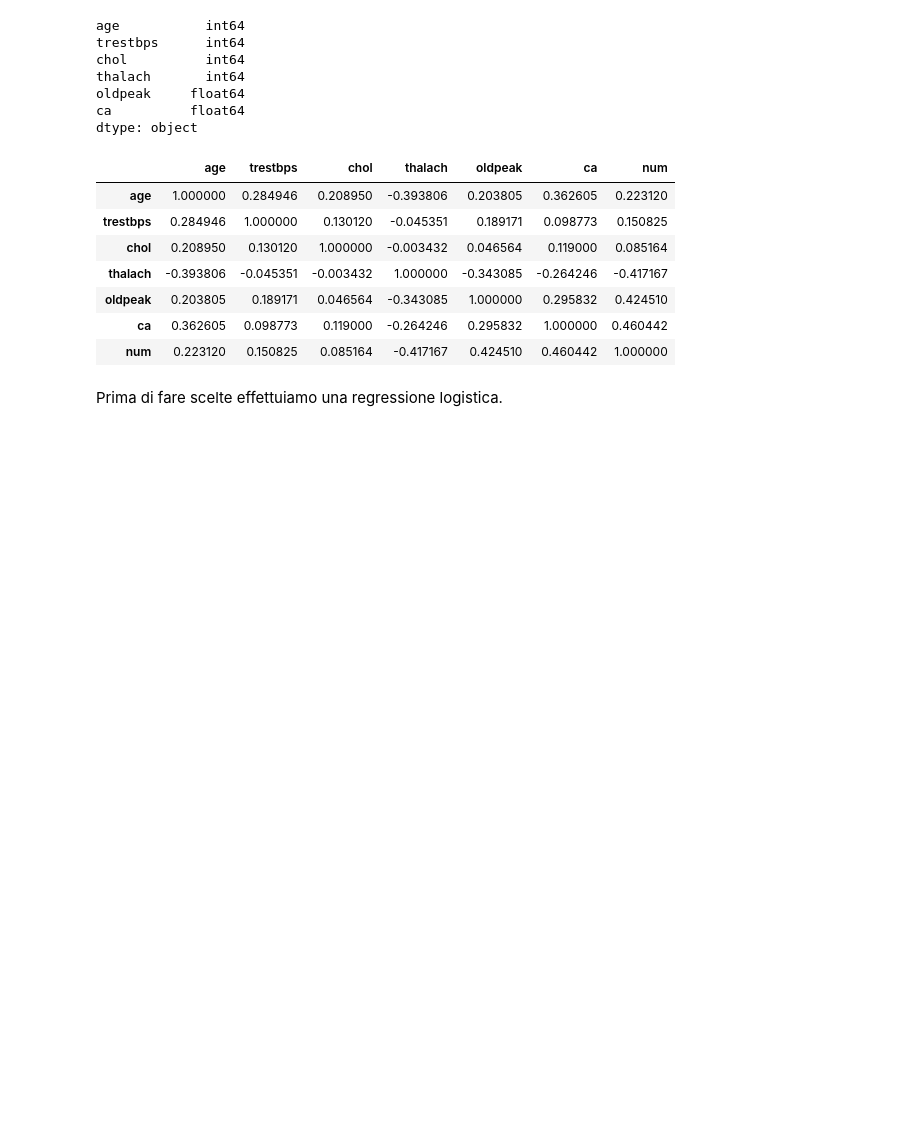
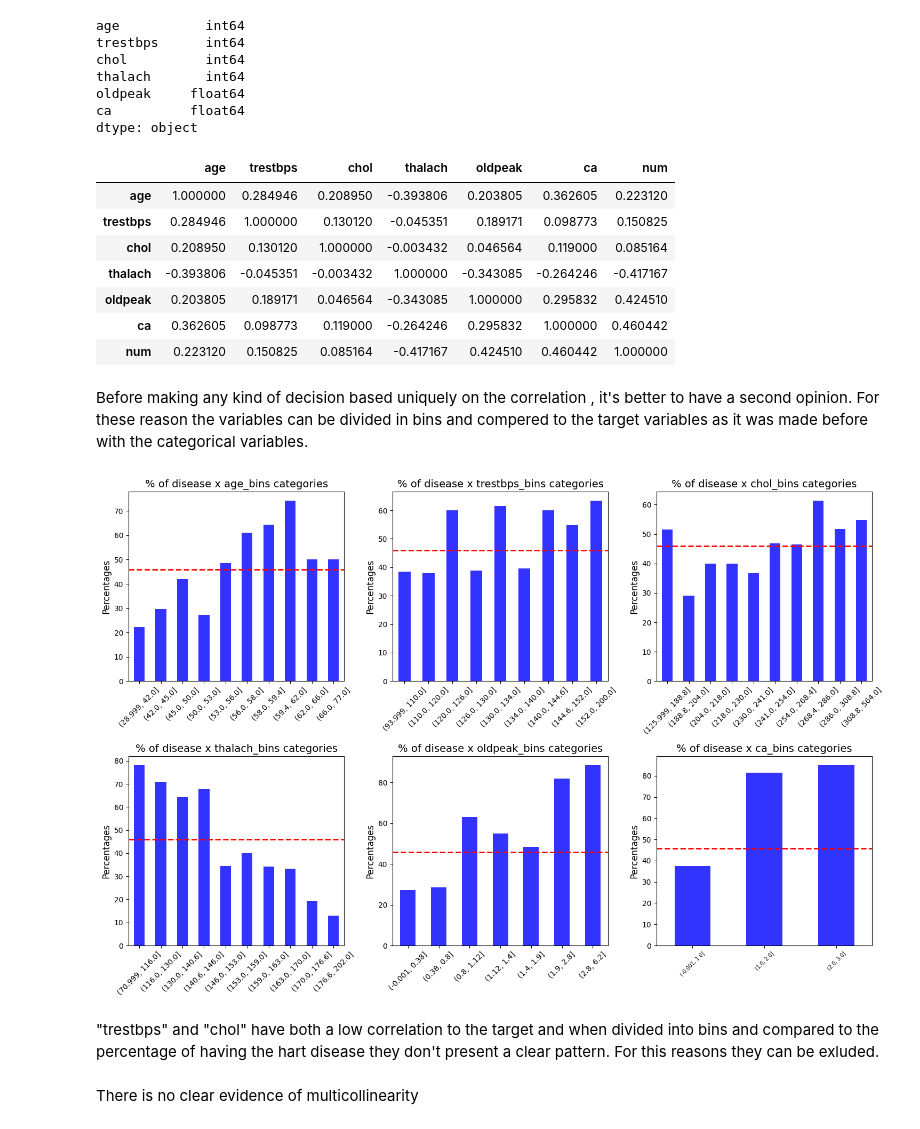
Before and after one commit to GioDeFra/Cleveland_Hart_Disease, a Jupyter notebook: Code.ipynb, the cells around one changed output. Drawn from its saved outputs; the diff is of its cells as text; code cells hidden in the pictures; blank space fills up the shorter version.

```diff
--- a/Code.ipynb
+++ b/Code.ipynb
@@ -240,5 +236,35 @@ corr.style.background_gradient(cmap="coolwarm")
 | oldpeak | 0.203805 | 0.189171 | 0.046564 | -0.343085 | 1.000000 | 0.295832 | 0.424510 |
 | ca | 0.362605 | 0.098773 | 0.119000 | -0.264246 | 0.295832 | 1.000000 | 0.460442 |
 | num | 0.223120 | 0.150825 | 0.085164 | -0.417167 | 0.424510 | 0.460442 | 1.000000 |
-# %% [markdown]
-Prima di fare scelte effettuiamo una regressione logistica.
+# %% [markdown]
+Before making any kind of decision based uniquely on the correlation , it's better to have a second opinion. For these reason the variables can be divided in bins and compered to the target variables as it was made before with the categorical variables.
+# %%
+numbin=num.copy()
+numbin=numbin.drop("num",axis=1)
+colbin= numbin.columns
+
+fig,axes=plt.subplots(2,3,figsize=(15,10))
+axes=axes.flatten()
+
+for i, column in enumerate(colbin):
+    ax = axes[i]
+    numbin[f"{column}_bins"]=pd.qcut(numbin[column],q=10,duplicates="drop")
+
+    ((y[y["num"] == 1].groupby(numbin[f"{column}_bins"]).size() * 100) / (numbin.groupby(numbin[f"{column}_bins"]).size())).plot(kind="bar",color="b", alpha=0.8, ax=ax)
+    ax.axhline(y=45.875, color="r", linestyle="--", linewidth=2, label="Threshold 45.875")
+
+
+    ax.set_title(f"% of disease x {column}_bins categories", fontsize=14)
+    ax.set_xlabel(None)
+    ax.set_ylabel("Percentages", fontsize=12)
+    plt.xticks(fontsize=7)
+    ax.tick_params(axis="x", rotation=45)
+
+plt.subplots_adjust(hspace=0.4, wspace=0.4)
+plt.tight_layout()
+
+plt.show()
+# %% [output]
+[figure, added]
+# %% [markdown]
+"trestbps" and "chol" have both a low correlation to the target and when divided into bins and compared to the percentage of having the hart disease they don't present a clear pattern. For this reasons they can be exluded.
@@ -244,0 +276,2 @@ Prima di fare scelte effettuiamo una regressione logistica.
+# %% [markdown]
+There is no clear evidence of multicollinearity
```
Also changed, not shown: parts of 2 cells of this notebook, 1 other file.
